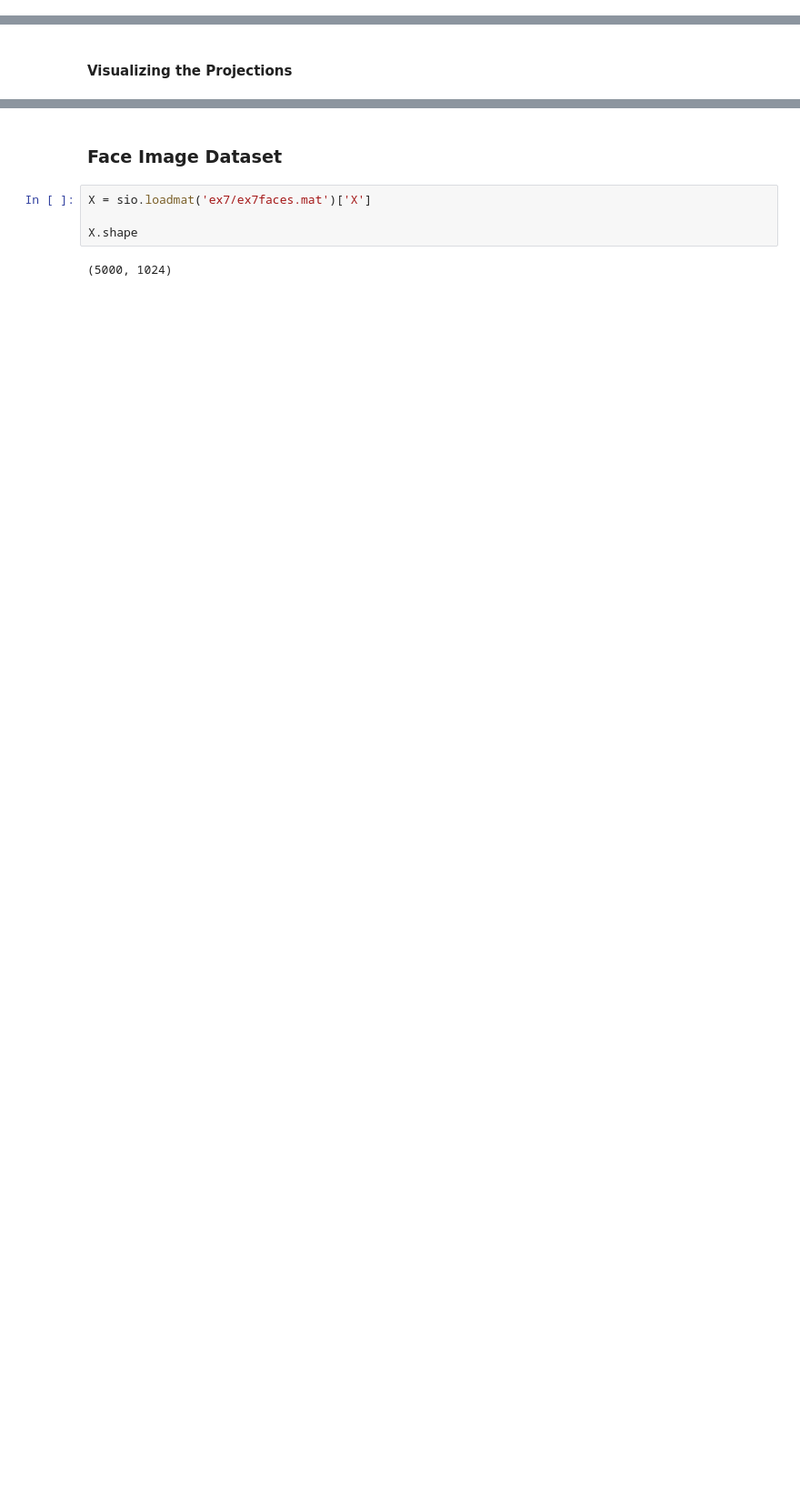
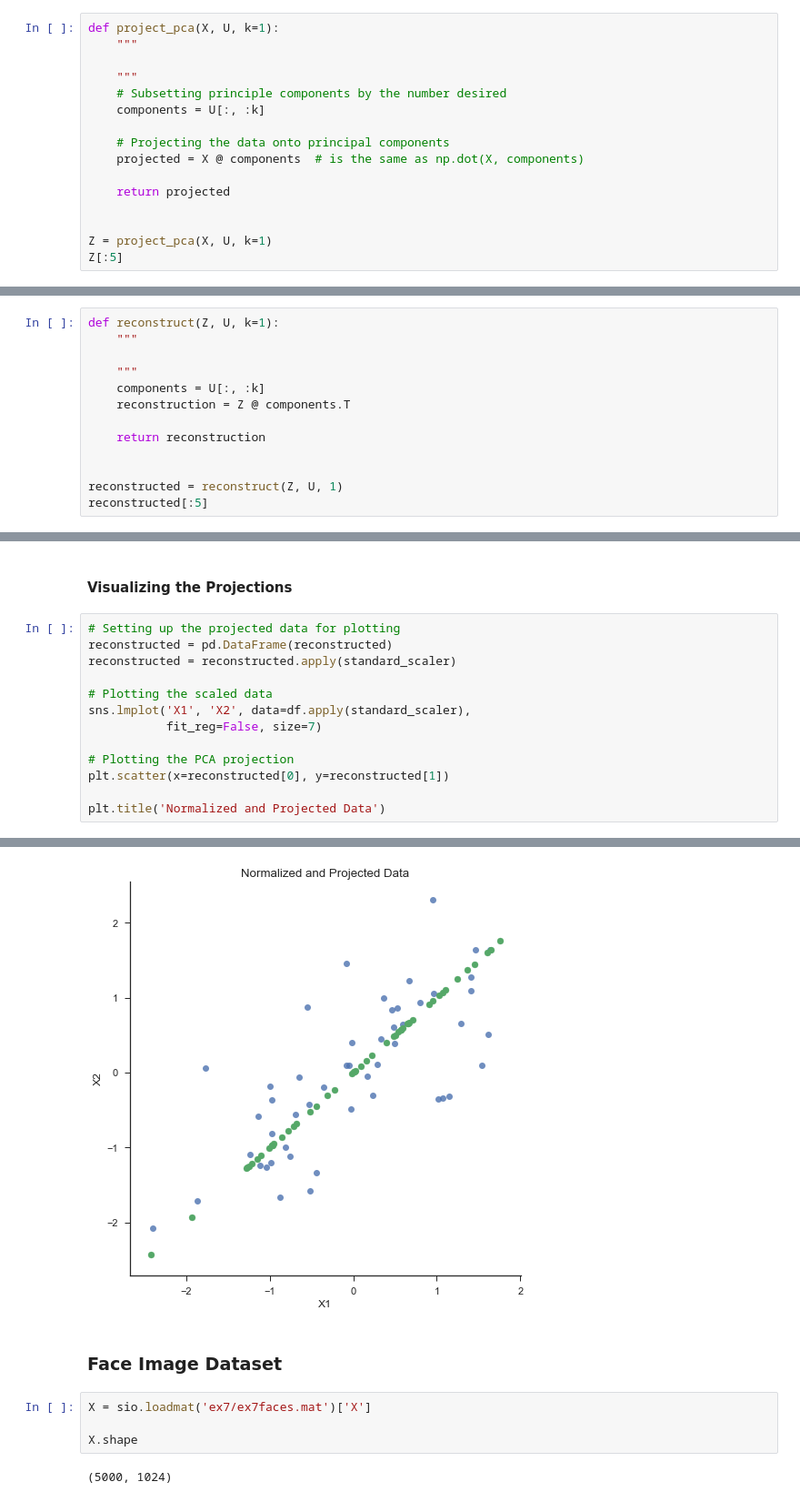
Before and after one commit to JeffMacaluso/Misc, a Jupyter notebook: MachineLearningMOOC/Ex7 Python - k-means Clustering and Principal Component Analysis.ipynb, the cells around one changed output, grey strips where cells are left out. Shown at 91% size. Drawn from its saved outputs; the diff is of its cells as text; blank space fills up the shorter version.

```diff
--- a/MachineLearningMOOC/Ex7 Python - k-means Clustering and Principal Component Analysis.ipynb
+++ b/MachineLearningMOOC/Ex7 Python - k-means Clustering and Principal Component Analysis.ipynb
@@ -393,0 +414,16 @@ pca(X)
+# %%
+def project_pca(X, U, k=1):
+    """
+
+    """
+    # Subsetting principle components by the number desired
+    components = U[:, :k]
+
+    # Projecting the data onto principal components
+    projected = X @ components  # is the same as np.dot(X, components)
+
+    return projected
+
+
+Z = project_pca(X, U, k=1)
+Z[:5]
@@ -393,0 +440,13 @@ pca(X)
+# %%
+def reconstruct(Z, U, k=1):
+    """
+
+    """
+    components = U[:, :k]
+    reconstruction = Z @ components.T
+
+    return reconstruction
+
+
+reconstructed = reconstruct(Z, U, 1)
+reconstructed[:5]
@@ -394,2 +459,16 @@ pca(X)
 # %% [markdown]
 #### Visualizing the Projections
+# %%
+# Setting up the projected data for plotting
+reconstructed = pd.DataFrame(reconstructed)
+reconstructed = reconstructed.apply(standard_scaler)
+
+# Plotting the scaled data
+sns.lmplot('X1', 'X2', data=df.apply(standard_scaler),
+           fit_reg=False, size=7)
+
+# Plotting the PCA projection
+plt.scatter(x=reconstructed[0], y=reconstructed[1])
+
+plt.title('Normalized and Projected Data')
+# %% [output]
@@ -396,3 +476,4 @@ pca(X)
+[figure, added]
 # %% [markdown]
 ### Face Image Dataset
 # %%
```
Also changed, not shown: parts of 16 cells of this notebook.
